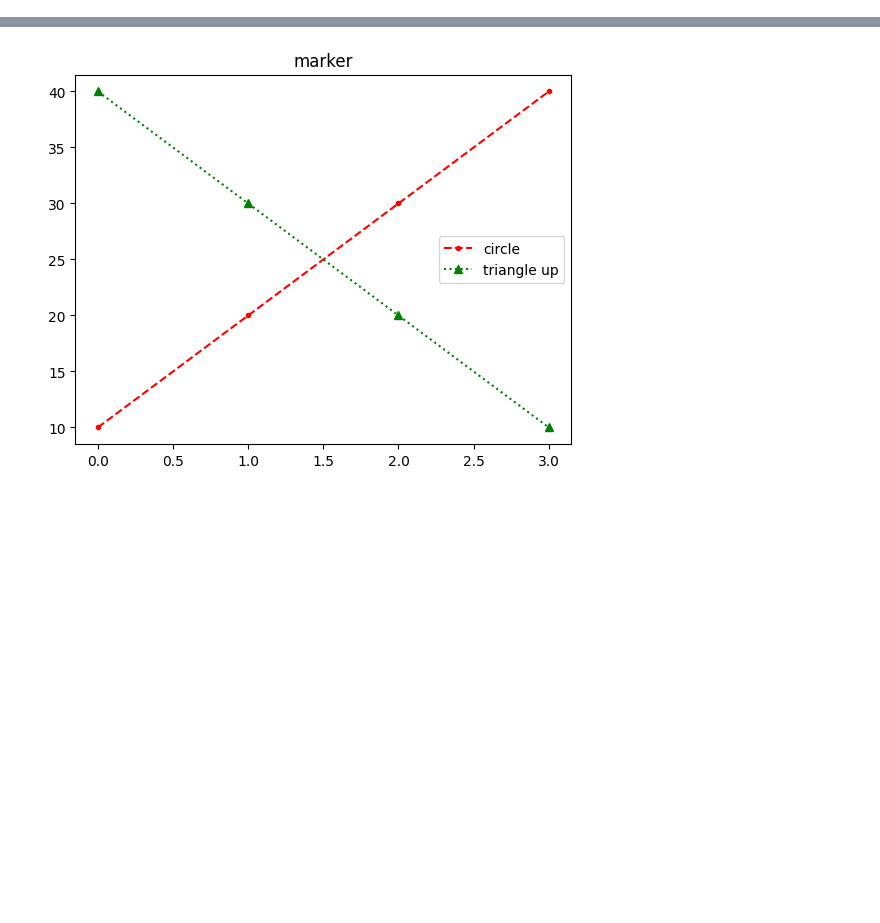
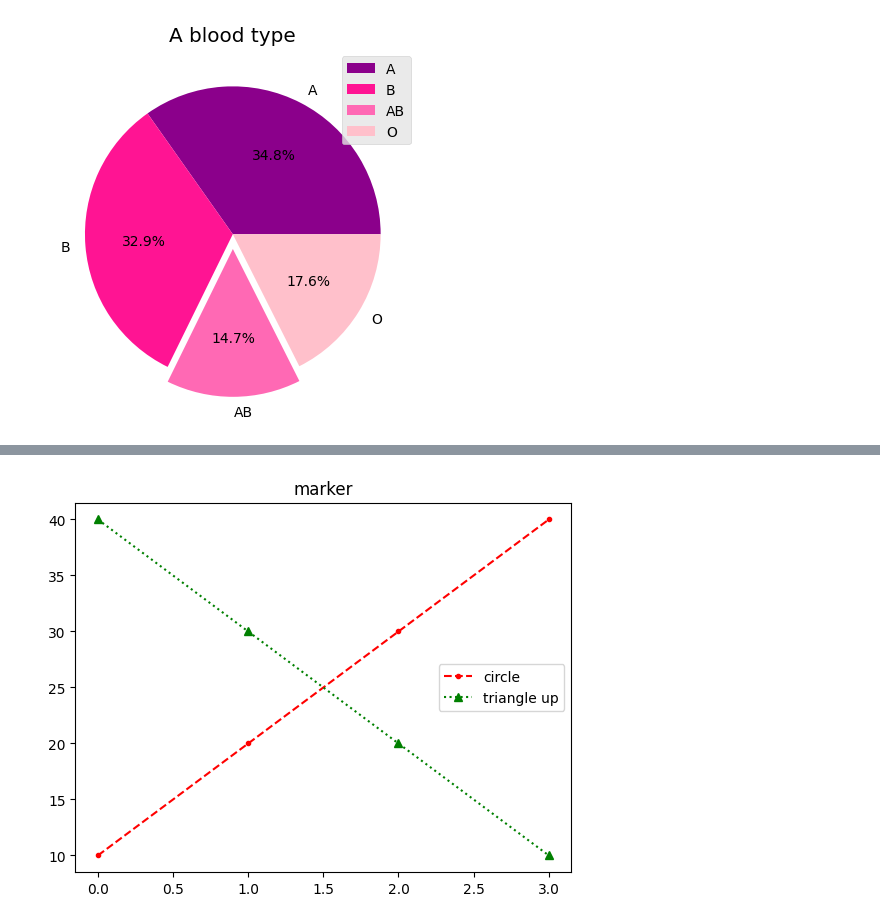
Before and after one commit to sejinlim2001/PythonTest, a Jupyter notebook: test2.ipynb, the cells around one changed output, grey strips where cells are left out. Saved outputs shown, nothing was run; the diff lists cells and outputs as text; code cells hidden in the pictures; blank space fills up the shorter version.

```diff
--- a/test2.ipynb
+++ b/test2.ipynb
@@ -0,0 +9,11 @@
+# %%
+import matplotlib.pyplot as plt
+color = ['darkmagenta', 'deeppink', 'hotpink', 'pink']
+size = [2441, 2312, 1031, 1233]
+label = ['A', 'B', 'AB', 'O']
+plt.title("A blood type")
+plt.pie(size, labels=label, autopct='%.1f%%', colors=color, explode=(0, 0, 0.1, 0))
+plt.legend(loc = 1)
+plt.show()
+# %% [output]
+[figure, added]
```
Also changed, not shown: parts of 5 cells of this notebook, 2 other files.
